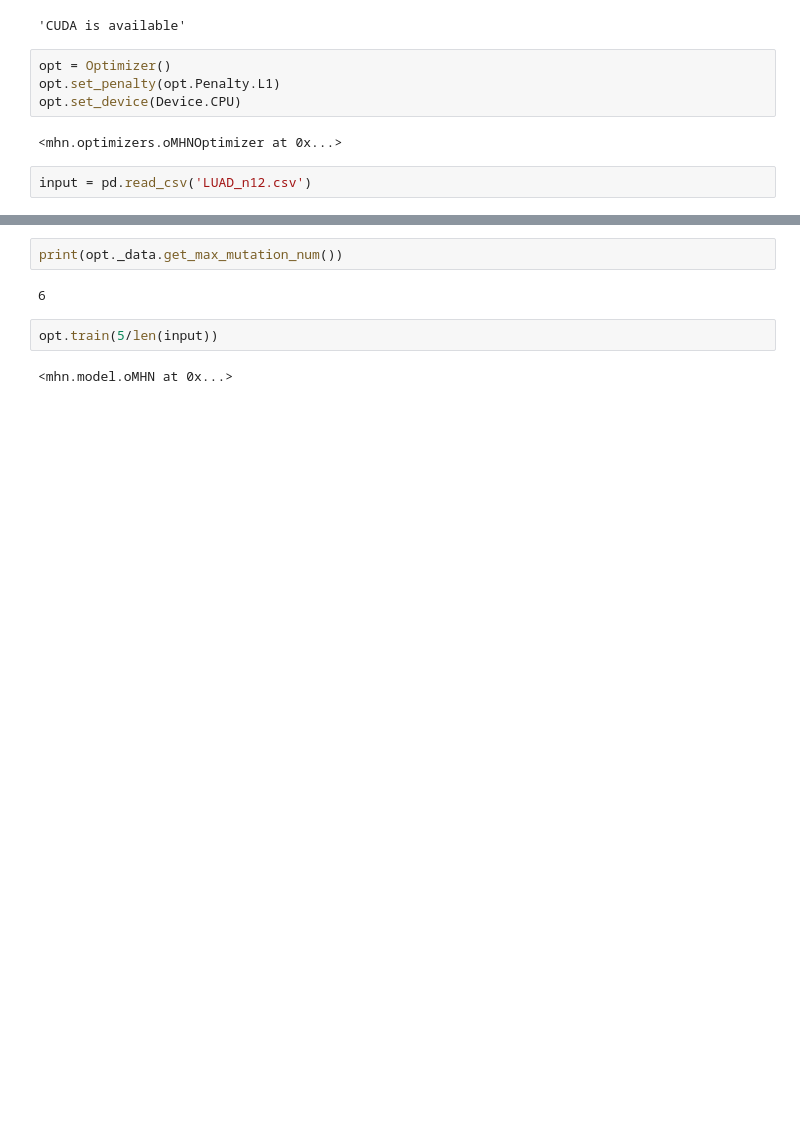
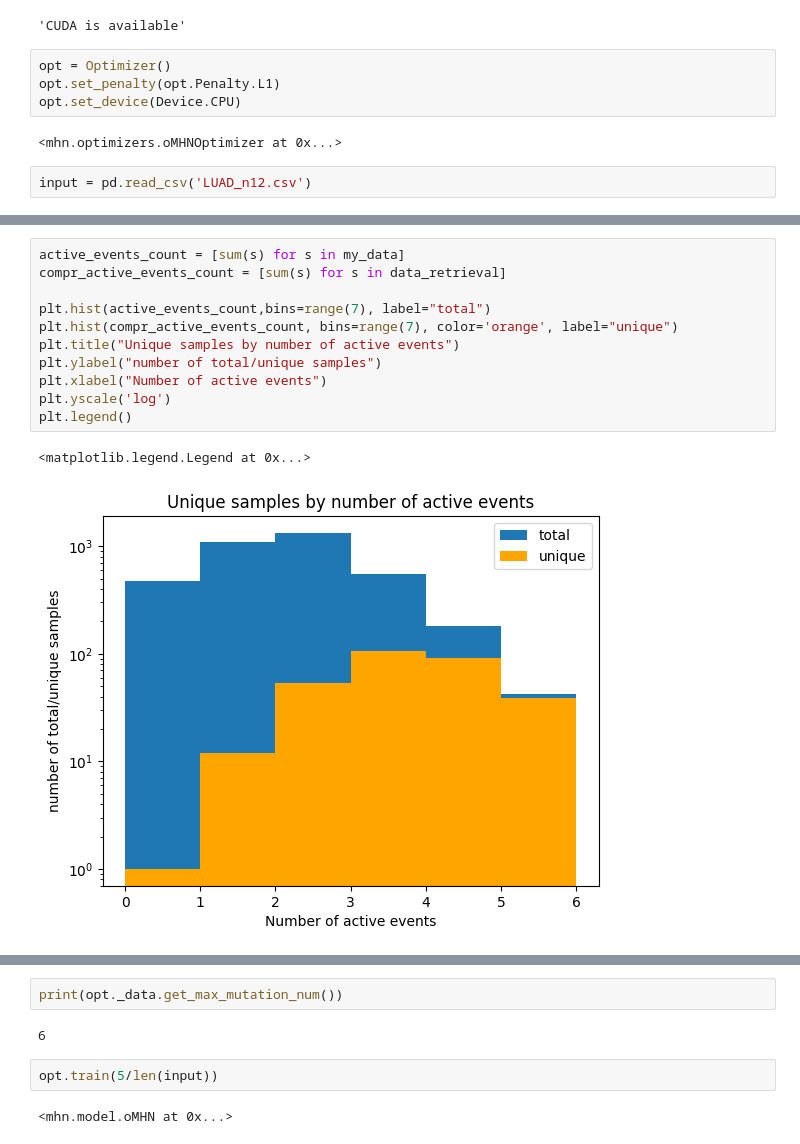
Before and after one commit to MichaelBonart/LearnMHN_TestRepo, a Jupyter notebook: demo/demo-optimizations.ipynb, the cells around one changed output, grey strips where cells are left out. Cells and saved outputs as stored; diff of their text form; blank space fills up the shorter version.

```diff
--- a/demo/demo-optimizations.ipynb
+++ b/demo/demo-optimizations.ipynb
@@ -43 +43,15 @@ plt.show()
 [figure]
+# %%
+active_events_count = [sum(s) for s in my_data]
+compr_active_events_count = [sum(s) for s in data_retrieval]
+
+plt.hist(active_events_count,bins=range(7), label="total")
+plt.hist(compr_active_events_count, bins=range(7), color='orange', label="unique")
+plt.title("Unique samples by number of active events")
+plt.ylabel("number of total/unique samples")
+plt.xlabel("Number of active events")
+plt.yscale('log')
+plt.legend()
+# %% [output]
+<matplotlib.legend.Legend at 0x...>
+[figure, added]
```
Also changed, not shown: parts of 9 cells of this notebook.
